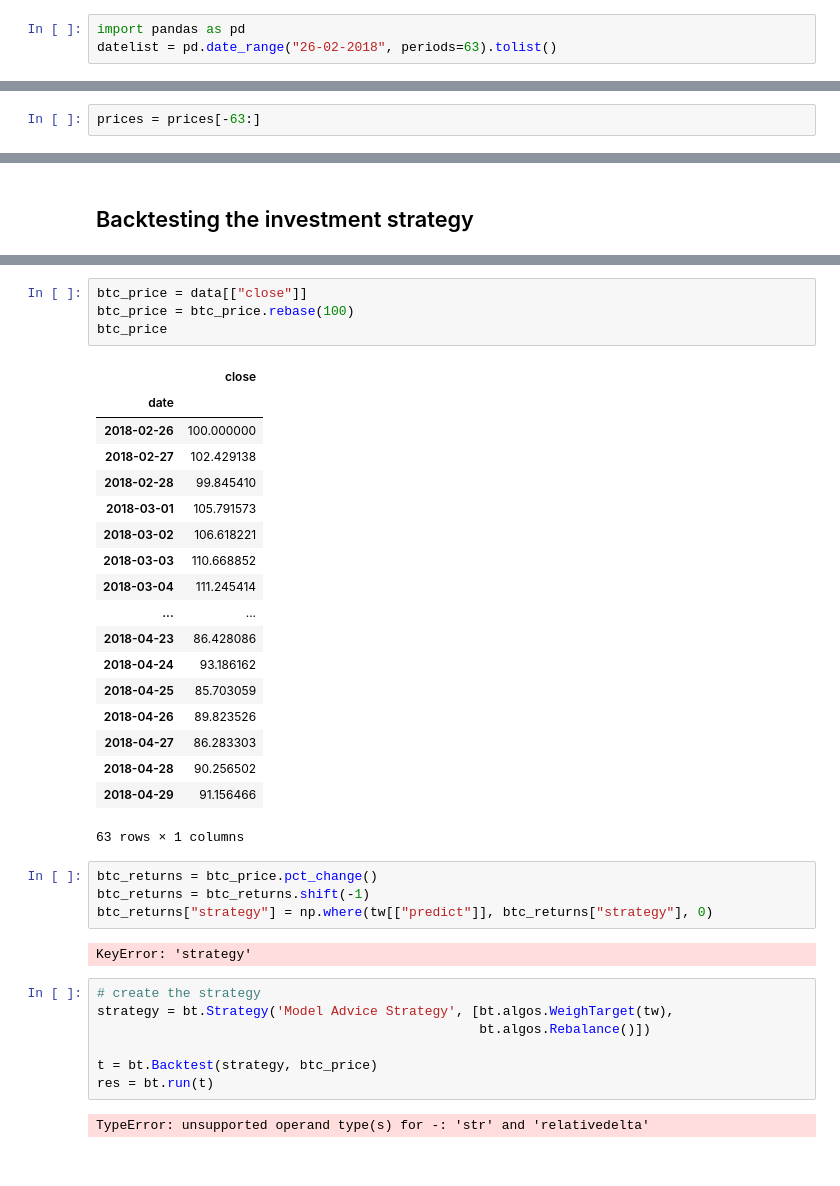
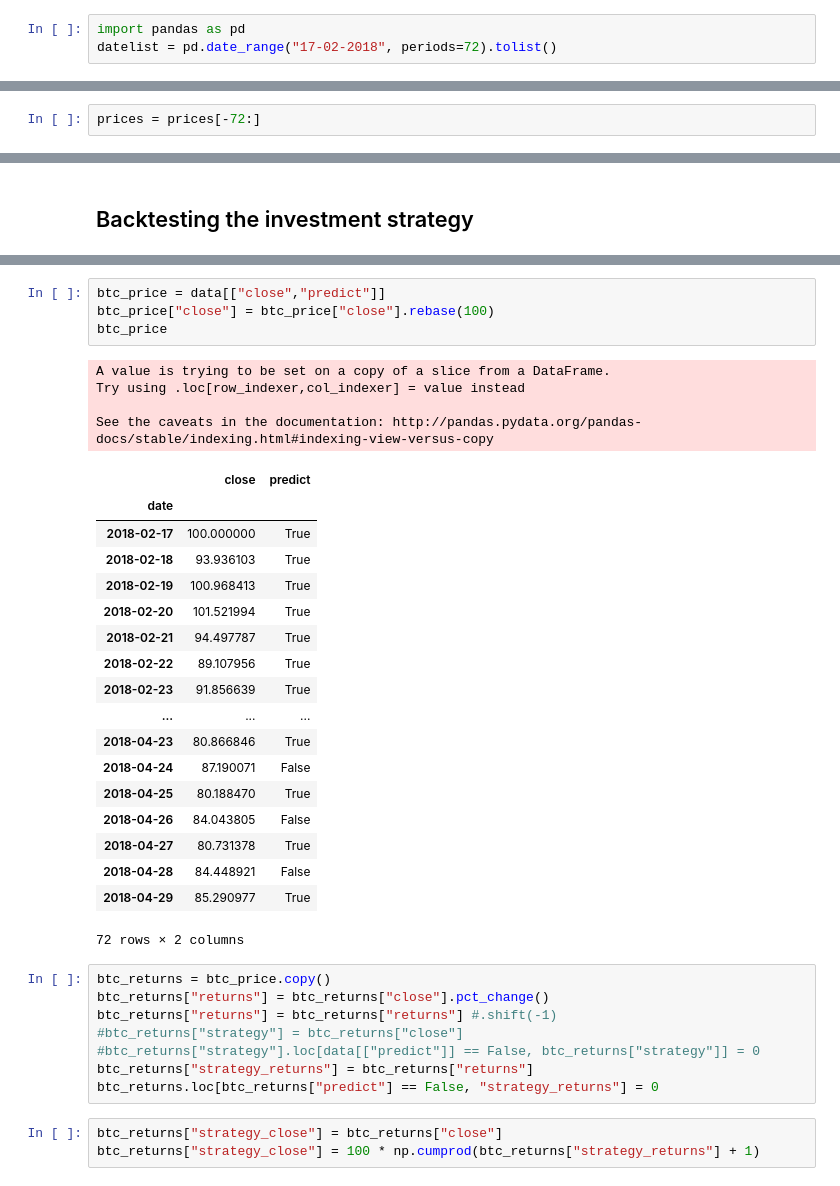
Before and after one commit to ViktorMalesevic/Bitcoin-NLP-Strategy, a Jupyter notebook: 11_backtesting_strategy_with_predictions.ipynb, the cells around one changed output, grey strips where cells are left out. Drawn from its saved outputs; the diff is of its cells as text.

```diff
--- a/11_backtesting_strategy_with_predictions.ipynb
+++ b/11_backtesting_strategy_with_predictions.ipynb
@@ -61,6 +66,6 @@ predictions
 # %%
 import pandas as pd
-datelist = pd.date_range("26-02-2018", periods=63).tolist()
+datelist = pd.date_range("17-02-2018", periods=72).tolist()
 # %%
 predictions["date"] = datelist
 # %%
@@ -115,5 +120,5 @@ prices
 # %%
-prices = prices[-63:]
+prices = prices[-72:]
 # %%
 prices
 # %% [output]
@@ -208,38 +191,38 @@ tw
 # %%
-btc_price = data[["close"]]
-btc_price = btc_price.rebase(100)
+btc_price = data[["close","predict"]]
+btc_price["close"] = btc_price["close"].rebase(100)
 btc_price
 # %% [output]
+A value is trying to be set on a copy of a slice from a DataFrame.
+Try using .loc[row_indexer,col_indexer] = value instead
+
+See the caveats in the documentation: http://pandas.pydata.org/pandas-docs/stable/indexing.html#indexing-view-versus-copy
-|  | close |
-| date |  |
-| 2018-02-26 | 100.000000 |
-| 2018-02-27 | 102.429138 |
-| 2018-02-28 | 99.845410 |
-| 2018-03-01 | 105.791573 |
-| 2018-03-02 | 106.618221 |
-| 2018-03-03 | 110.668852 |
-| 2018-03-04 | 111.245414 |
-| ... | ... |
-| 2018-04-23 | 86.428086 |
-| 2018-04-24 | 93.186162 |
-| 2018-04-25 | 85.703059 |
-| 2018-04-26 | 89.823526 |
-| 2018-04-27 | 86.283303 |
-| 2018-04-28 | 90.256502 |
-| 2018-04-29 | 91.156466 |
+|  | close | predict |
+| date |  |  |
+| 2018-02-17 | 100.000000 | True |
+| 2018-02-18 | 93.936103 | True |
+| 2018-02-19 | 100.968413 | True |
+| 2018-02-20 | 101.521994 | True |
+| 2018-02-21 | 94.497787 | True |
+| 2018-02-22 | 89.107956 | True |
+| 2018-02-23 | 91.856639 | True |
+| ... | ... | ... |
+| 2018-04-23 | 80.866846 | True |
+| 2018-04-24 | 87.190071 | False |
+| 2018-04-25 | 80.188470 | True |
+| 2018-04-26 | 84.043805 | False |
+| 2018-04-27 | 80.731378 | True |
+| 2018-04-28 | 84.448921 | False |
+| 2018-04-29 | 85.290977 | True |
-63 rows × 1 columns
+72 rows × 2 columns
 # %%
-btc_returns = btc_price.pct_change()
-btc_returns = btc_returns.shift(-1)
-btc_returns["strategy"] = np.where(tw[["predict"]], btc_returns["strategy"], 0)
+btc_returns = btc_price.copy()
+btc_returns["returns"] = btc_returns["close"].pct_change()
+btc_returns["returns"] = btc_returns["returns"] #.shift(-1)
+#btc_returns["strategy"] = btc_returns["close"]
+#btc_returns["strategy"].loc[data[["predict"]] == False, btc_returns["strategy"]] = 0
+btc_returns["strategy_returns"] = btc_returns["returns"]
+btc_returns.loc[btc_returns["predict"] == False, "strategy_returns"] = 0
-# %% [output]
-KeyError: 'strategy'
-# %%
-# create the strategy
-strategy = bt.Strategy('Model Advice Strategy', [bt.algos.WeighTarget(tw),
-                                                 bt.algos.Rebalance()])
-
-t = bt.Backtest(strategy, btc_price)
-res = bt.run(t)
-# %% [output]
-TypeError: unsupported operand type(s) for -: 'str' and 'relativedelta'
+# %%
+btc_returns["strategy_close"] = btc_returns["close"]
+btc_returns["strategy_close"] = 100 * np.cumprod(btc_returns["strategy_returns"] + 1)
```
Also changed, not shown: parts of 12 cells of this notebook, 1 other file.
